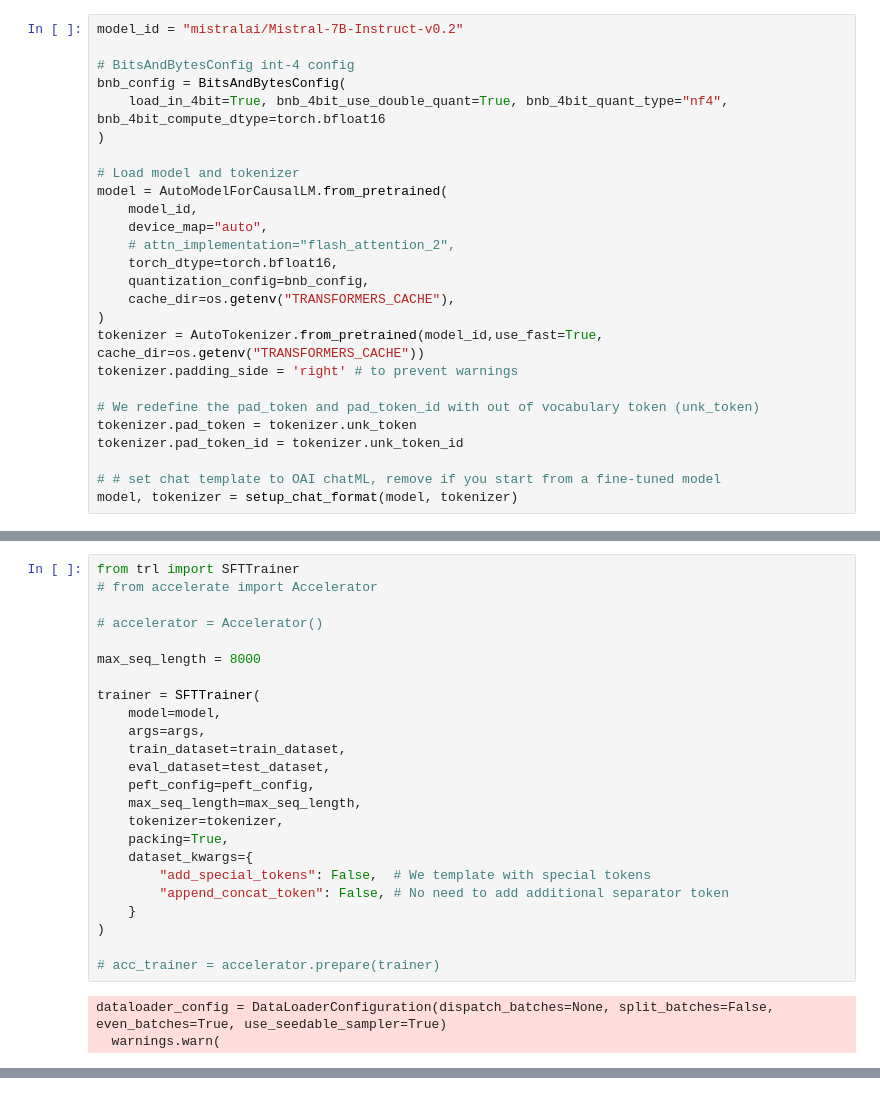
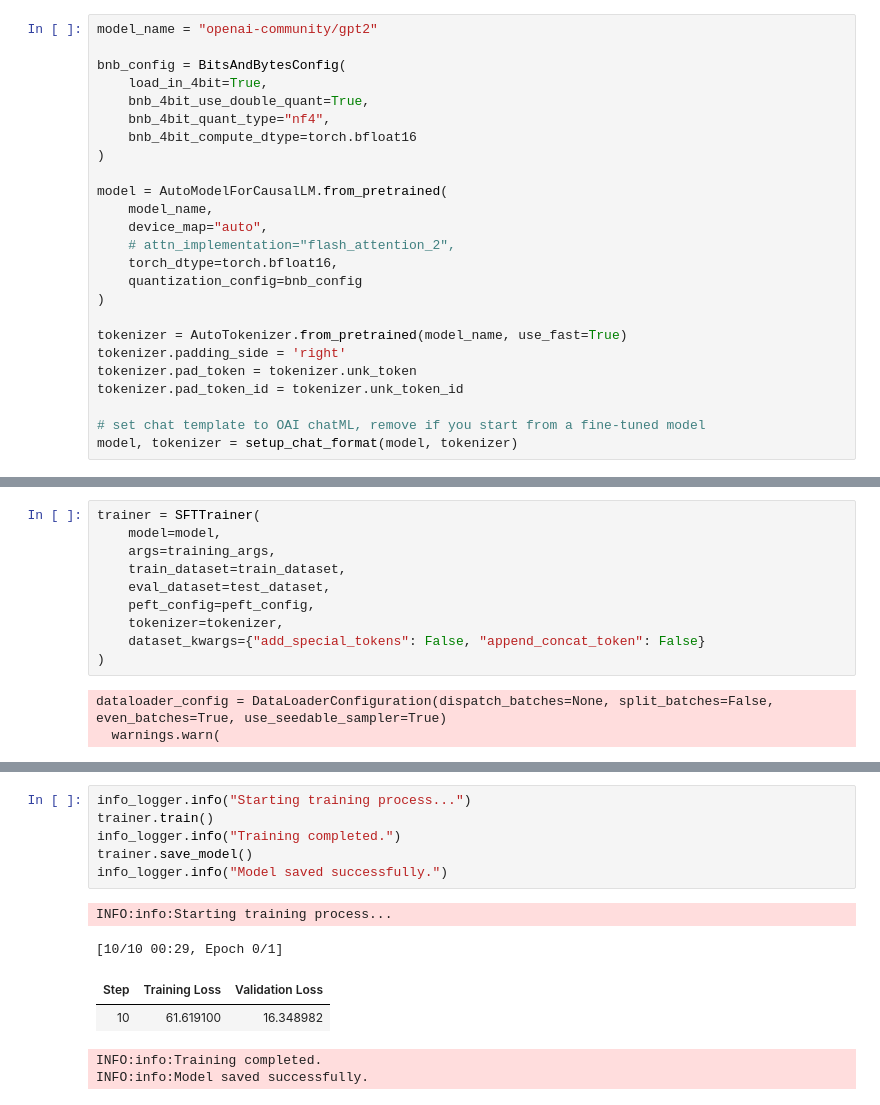
Before and after one commit to yinuotxie/MLPapersReviewGPT, a Jupyter notebook: notebooks/train.ipynb, the cells around one changed output, grey strips where cells are left out. Drawn from its saved outputs; the diff is of its cells as text.

```diff
--- a/notebooks/train.ipynb
+++ b/notebooks/train.ipynb
@@ -45,26 +62,25 @@ os.environ["TRANSFORMERS_CACHE"] = "../model"
 # %%
-model_id = "mistralai/Mistral-7B-Instruct-v0.2"
+model_name = "openai-community/gpt2"
 
-# BitsAndBytesConfig int-4 config
 bnb_config = BitsAndBytesConfig(
-    load_in_4bit=True, bnb_4bit_use_double_quant=True, bnb_4bit_quant_type="nf4", bnb_4bit_compute_dtype=torch.bfloat16
+    load_in_4bit=True,
+    bnb_4bit_use_double_quant=True,
+    bnb_4bit_quant_type="nf4",
+    bnb_4bit_compute_dtype=torch.bfloat16
 )
 
-# Load model and tokenizer
 model = AutoModelForCausalLM.from_pretrained(
-    model_id,
+    model_name,
     device_map="auto",
     # attn_implementation="flash_attention_2",
     torch_dtype=torch.bfloat16,
-    quantization_config=bnb_config,
-    cache_dir=os.getenv("TRANSFORMERS_CACHE"),
+    quantization_config=bnb_config
 )
-tokenizer = AutoTokenizer.from_pretrained(model_id,use_fast=True, cache_dir=os.getenv("TRANSFORMERS_CACHE"))
-tokenizer.padding_side = 'right' # to prevent warnings
 
-# We redefine the pad_token and pad_token_id with out of vocabulary token (unk_token)
+tokenizer = AutoTokenizer.from_pretrained(model_name, use_fast=True)
+tokenizer.padding_side = 'right'
 tokenizer.pad_token = tokenizer.unk_token
 tokenizer.pad_token_id = tokenizer.unk_token_id
 
-# # set chat template to OAI chatML, remove if you start from a fine-tuned model
+# set chat template to OAI chatML, remove if you start from a fine-tuned model
 model, tokenizer = setup_chat_format(model, tokenizer)
@@ -149,27 +125,13 @@ repo_id = "travis0103/mistral_7b_academic"
 # %%
-from trl import SFTTrainer
-# from accelerate import Accelerator
-
-# accelerator = Accelerator()
-
-max_seq_length = 8000
-
 trainer = SFTTrainer(
     model=model,
-    args=args,
+    args=training_args,
     train_dataset=train_dataset,
     eval_dataset=test_dataset,
     peft_config=peft_config,
-    max_seq_length=max_seq_length,
     tokenizer=tokenizer,
-    packing=True,
-    dataset_kwargs={
-        "add_special_tokens": False,  # We template with special tokens
-        "append_concat_token": False, # No need to add additional separator token
-    }
+    dataset_kwargs={"add_special_tokens": False, "append_concat_token": False}
 )
-
-# acc_trainer = accelerator.prepare(trainer)
 # %% [output]
 dataloader_config = DataLoaderConfiguration(dispatch_batches=None, split_batches=False, even_batches=True, use_seedable_sampler=True)
   warnings.warn(
@@ -187,0 +202,13 @@ OutOfMemoryError: CUDA out of memory. Tried to allocate 3.42 GiB. GPU 0 has a to
+# %%
+info_logger.info("Starting training process...")
+trainer.train()
+info_logger.info("Training completed.")
+trainer.save_model()
+info_logger.info("Model saved successfully.")
+# %% [output]
+INFO:info:Starting training process...
+[10/10 00:29, Epoch 0/1]
+| Step | Training Loss | Validation Loss |
+| 10 | 61.619100 | 16.348982 |
+INFO:info:Training completed.
+INFO:info:Model saved successfully.
```
Also changed, not shown: parts of 23 cells of this notebook, 4 other files.
